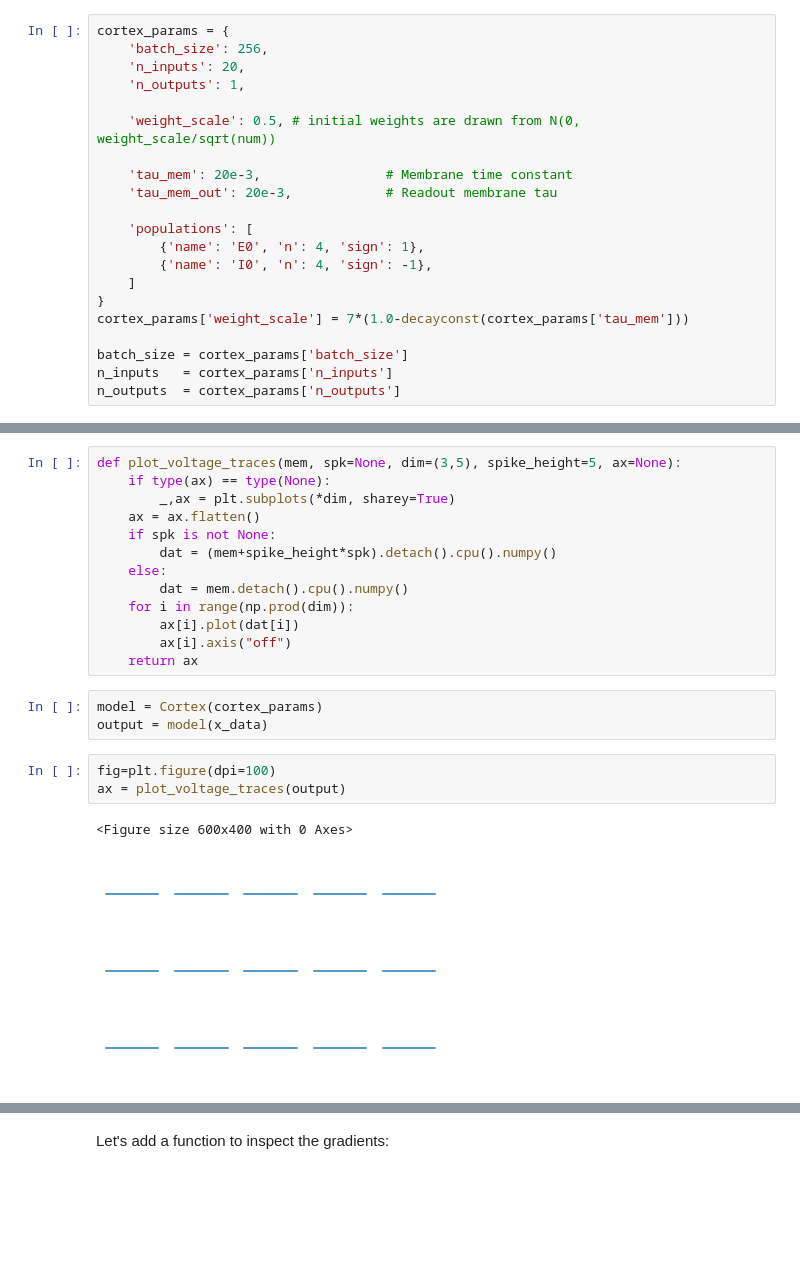
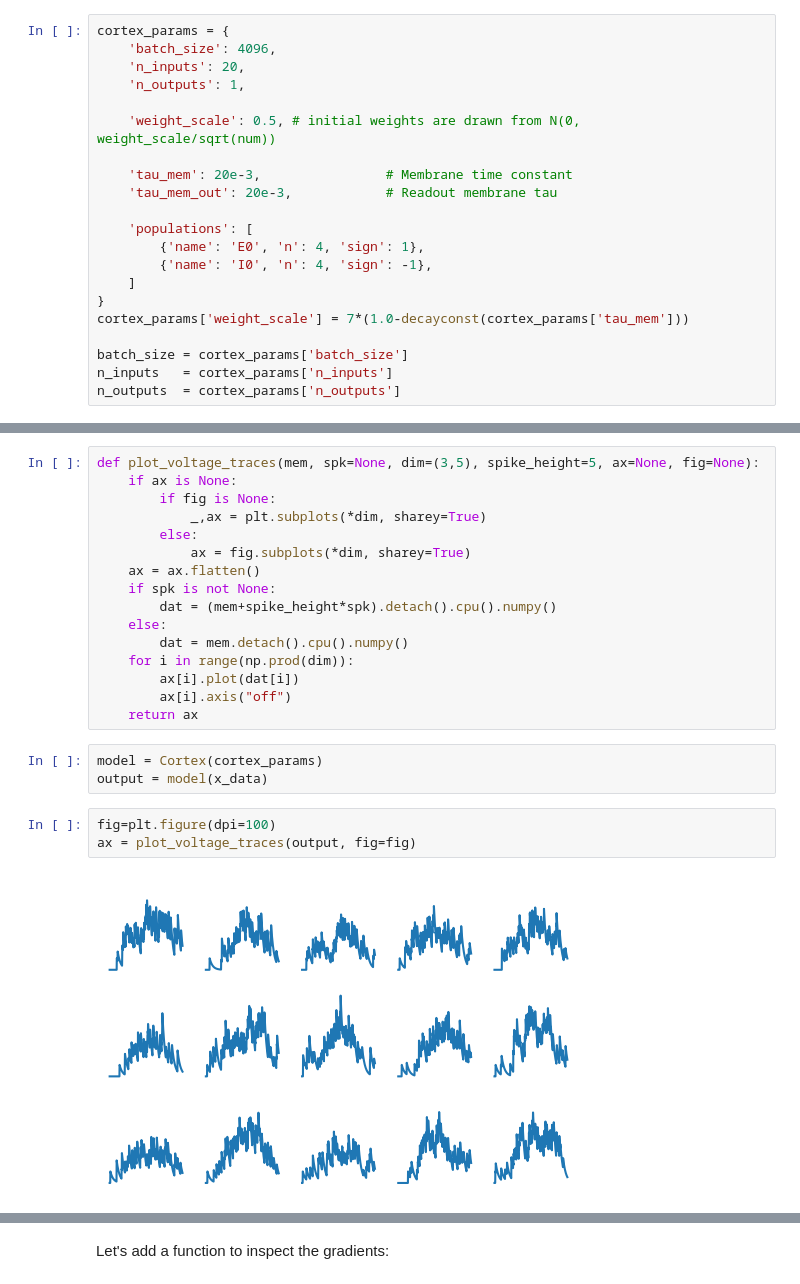
Before and after one commit to kernfel/cantata, a Jupyter notebook: Proof of concept, part 6, simplify.ipynb, the cells around one changed output, grey strips where cells are left out. Cells and saved outputs as stored; diff of their text form; blank space fills up the shorter version.

Commit message:
More plotting

```diff
--- a/Proof of concept, part 6, simplify.ipynb
+++ b/Proof of concept, part 6, simplify.ipynb
@@ -31,7 +31,7 @@ def sigmoid_project(value, bounds, framework = torch):
     return bounds[0] + (bounds[1]-bounds[0])/(1 + framework.exp(-value))
 # %%
 cortex_params = {
-    'batch_size': 256,
+    'batch_size': 4096,
     'n_inputs': 20,
     'n_outputs': 1,
 
@@ -191,9 +191,12 @@ sns.despine()
 # %% [markdown]
 Define a helper function to visualise activity:
 # %%
-def plot_voltage_traces(mem, spk=None, dim=(3,5), spike_height=5, ax=None):
-    if type(ax) == type(None):
-        _,ax = plt.subplots(*dim, sharey=True)
+def plot_voltage_traces(mem, spk=None, dim=(3,5), spike_height=5, ax=None, fig=None):
+    if ax is None:
+        if fig is None:
+            _,ax = plt.subplots(*dim, sharey=True)
+        else:
+            ax = fig.subplots(*dim, sharey=True)
     ax = ax.flatten()
     if spk is not None:
         dat = (mem+spike_height*spk).detach().cpu().numpy()
@@ -208,10 +211,9 @@ model = Cortex(cortex_params)
 output = model(x_data)
 # %%
 fig=plt.figure(dpi=100)
-ax = plot_voltage_traces(output)
+ax = plot_voltage_traces(output, fig=fig)
 # %% [output]
-<Figure size 600x400 with 0 Axes>
-[figure, old version]
+[figure, new version]
 # %%
 loss_fn = torch.nn.MSELoss()
 print("Mean squared error: %.3f" % loss_fn(output, y_data))
```
Also changed, not shown: parts of 9 cells of this notebook.
